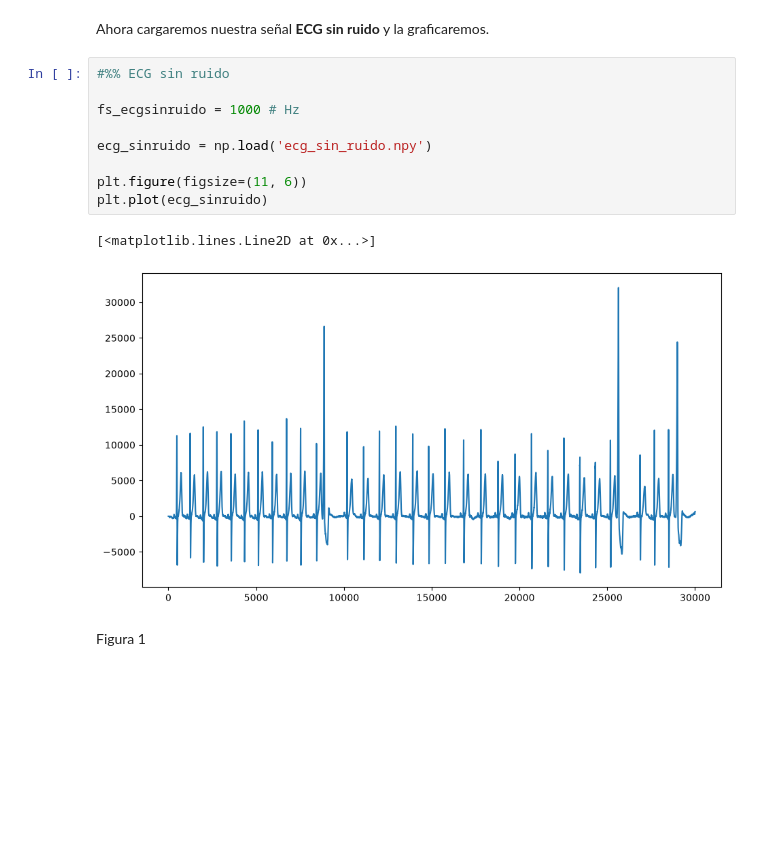
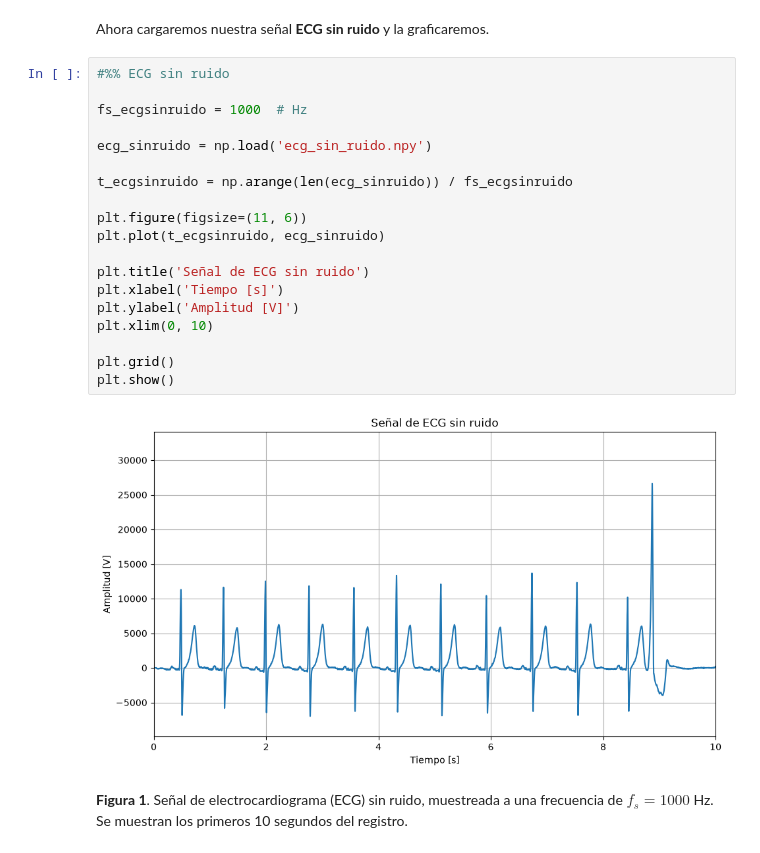
Before and after one commit to CristobalCs/APS, a Jupyter notebook: aps_entregas/TS5/TS5_Contador.ipynb, the cells around one changed output. Saved outputs shown, nothing was run; the diff lists cells and outputs as text; blank space fills up the shorter version.

```diff
--- a/aps_entregas/TS5/TS5_Contador.ipynb
+++ b/aps_entregas/TS5/TS5_Contador.ipynb
@@ -30,14 +39,23 @@ Ahora cargaremos nuestra señal **ECG sin ruido** y la graficaremos.
 # %%
 #%% ECG sin ruido
 
-fs_ecgsinruido = 1000 # Hz
+fs_ecgsinruido = 1000  # Hz
 
 ecg_sinruido = np.load('ecg_sin_ruido.npy')
 
+t_ecgsinruido = np.arange(len(ecg_sinruido)) / fs_ecgsinruido
+
 plt.figure(figsize=(11, 6))
-plt.plot(ecg_sinruido)
+plt.plot(t_ecgsinruido, ecg_sinruido)
+
+plt.title('Señal de ECG sin ruido')
+plt.xlabel('Tiempo [s]')
+plt.ylabel('Amplitud [V]')
+plt.xlim(0, 10)
+
+plt.grid()
+plt.show()
 # %% [output]
-[<matplotlib.lines.Line2D at 0x...>]
-[figure, old version]
+[figure, new version]
 # %% [markdown]
-Figura 1
+**Figura 1**. Señal de electrocardiograma (ECG) sin ruido, muestreada a una frecuencia de $f_s = 1000$ Hz. Se muestran los primeros 10 segundos del registro.
```
Also changed, not shown: parts of 80 cells of this notebook.
